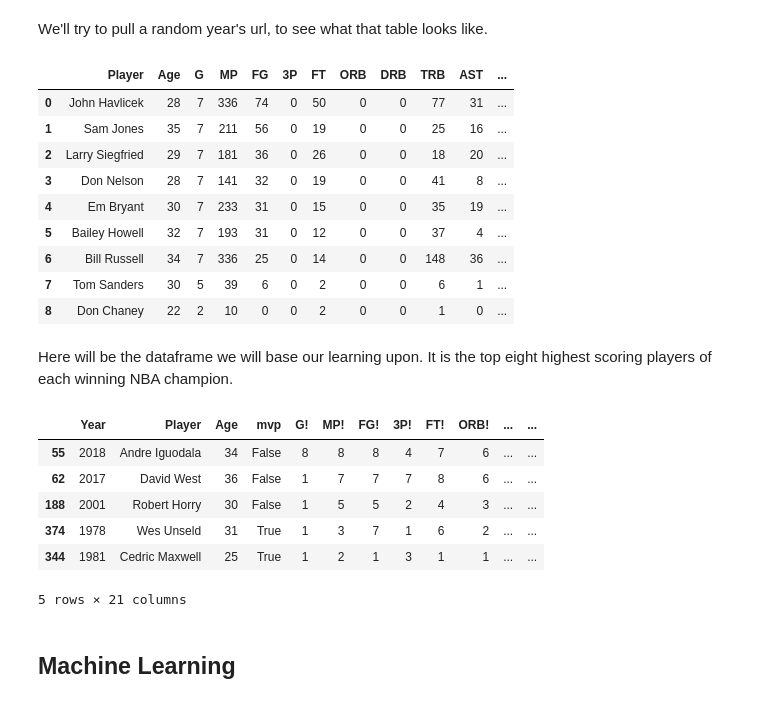
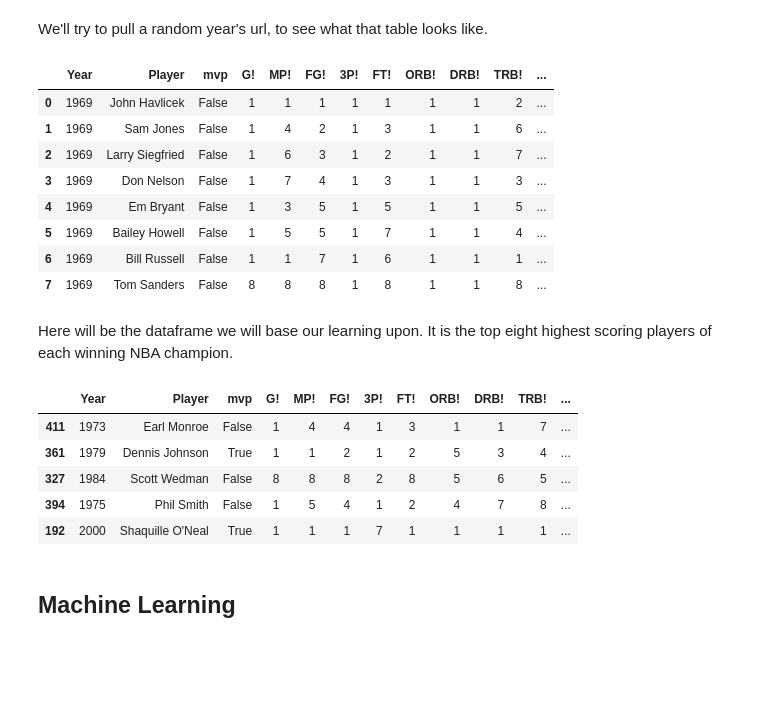
Before and after one commit to NFordUMass/finalsmvp, a Jupyter notebook: finalsmvp.ipynb, the cells around one changed output. Drawn from its saved outputs; the diff is of its cells as text; code cells hidden in the pictures; blank space fills up the shorter version.

```diff
--- a/finalsmvp.ipynb
+++ b/finalsmvp.ipynb
@@ -194,7 +197,7 @@ Now we're almost there!  We now just need to clean up our data to make nice inte
 def clean_table(url):
     t = get_table(url)
     mvp = mvp_from_url(url)
-    t.drop(t.columns[[5,7,9,-6,-5,-4,-3,-2,-1]], axis=1, inplace=True)
+    t.drop(t.columns[[1,5,7,9,-6,-5,-4,-3,-2,-1]], axis=1, inplace=True)
     t = t.drop(t.index[-1])
     yr = year_from_url(url)
     t['3P'] = pd.to_numeric(t['3P'], errors='coerce').fillna(0).astype(int)
@@ -206,7 +209,7 @@ def clean_table(url):
     t['ORB'] = pd.to_numeric(t['ORB'], errors='coerce').fillna(0).astype(int)
     t['DRB'] = pd.to_numeric(t['DRB'], errors='coerce').fillna(0).astype(int)
     t['TOV'] = pd.to_numeric(t['TOV'], errors='coerce').fillna(0).astype(int)
-    t['Age'] = pd.to_numeric(t['Age'], errors='coerce').fillna(0).astype(int)
+    # t['Age'] = pd.to_numeric(t['Age'], errors='coerce').fillna(0).astype(int)
     t['mvp'] = t['Player'].apply(lambda x: x == mvp)
     return t
 # %% [markdown]
@@ -215,7 +218,7 @@ However, that is a potential follow up of this project.
 # %%
 def rank_table(t):
     # MP through blocks
-    cols = t.columns[2:19]
+    cols = t.columns[1:18]
     for i,col in enumerate(cols):
         new_name = col + '!'
         ascending_bool = (i == 11) or (i == 12)
@@ -235,18 +271,17 @@ def top_table(url,top):
 # %% [markdown]
 We'll try to pull a random year's url, to see what that table looks like.
 # %%
-clean_table(FULL_DF['url'][55])
+top_table(FULL_DF['url'][55],8)
 # %% [output]
-|  | Player | Age | G | MP | FG | 3P | FT | ORB | DRB | TRB | AST | ... |
-| 0 | John Havlicek | 28 | 7 | 336 | 74 | 0 | 50 | 0 | 0 | 77 | 31 | ... |
-| 1 | Sam Jones | 35 | 7 | 211 | 56 | 0 | 19 | 0 | 0 | 25 | 16 | ... |
-| 2 | Larry Siegfried | 29 | 7 | 181 | 36 | 0 | 26 | 0 | 0 | 18 | 20 | ... |
-| 3 | Don Nelson | 28 | 7 | 141 | 32 | 0 | 19 | 0 | 0 | 41 | 8 | ... |
-| 4 | Em Bryant | 30 | 7 | 233 | 31 | 0 | 15 | 0 | 0 | 35 | 19 | ... |
-| 5 | Bailey Howell | 32 | 7 | 193 | 31 | 0 | 12 | 0 | 0 | 37 | 4 | ... |
-| 6 | Bill Russell | 34 | 7 | 336 | 25 | 0 | 14 | 0 | 0 | 148 | 36 | ... |
-| 7 | Tom Sanders | 30 | 5 | 39 | 6 | 0 | 2 | 0 | 0 | 6 | 1 | ... |
-| 8 | Don Chaney | 22 | 2 | 10 | 0 | 0 | 2 | 0 | 0 | 1 | 0 | ... |
+|  | Year | Player | mvp | G! | MP! | FG! | 3P! | FT! | ORB! | DRB! | TRB! | ... |
+| 0 | 1969 | John Havlicek | False | 1 | 1 | 1 | 1 | 1 | 1 | 1 | 2 | ... |
+| 1 | 1969 | Sam Jones | False | 1 | 4 | 2 | 1 | 3 | 1 | 1 | 6 | ... |
+| 2 | 1969 | Larry Siegfried | False | 1 | 6 | 3 | 1 | 2 | 1 | 1 | 7 | ... |
+| 3 | 1969 | Don Nelson | False | 1 | 7 | 4 | 1 | 3 | 1 | 1 | 3 | ... |
+| 4 | 1969 | Em Bryant | False | 1 | 3 | 5 | 1 | 5 | 1 | 1 | 5 | ... |
+| 5 | 1969 | Bailey Howell | False | 1 | 5 | 5 | 1 | 7 | 1 | 1 | 4 | ... |
+| 6 | 1969 | Bill Russell | False | 1 | 1 | 7 | 1 | 6 | 1 | 1 | 1 | ... |
+| 7 | 1969 | Tom Sanders | False | 8 | 8 | 8 | 1 | 8 | 1 | 1 | 8 | ... |
 # %% [markdown]
 Here will be the dataframe we will base our learning upon.  It is the top eight highest scoring players of each winning NBA champion.
 # %%
@@ -259,13 +294,12 @@ FULL_TOP_8 = FULL_TOP_8.reset_index(drop=True)
 # %%
 FULL_TOP_8.sample(5)
 # %% [output]
-|  | Year | Player | Age | mvp | G! | MP! | FG! | 3P! | FT! | ORB! | ... | ... |
-| 55 | 2018 | Andre Iguodala | 34 | False | 8 | 8 | 8 | 4 | 7 | 6 | ... | ... |
-| 62 | 2017 | David West | 36 | False | 1 | 7 | 7 | 7 | 8 | 6 | ... | ... |
-| 188 | 2001 | Robert Horry | 30 | False | 1 | 5 | 5 | 2 | 4 | 3 | ... | ... |
-| 374 | 1978 | Wes Unseld | 31 | True | 1 | 3 | 7 | 1 | 6 | 2 | ... | ... |
-| 344 | 1981 | Cedric Maxwell | 25 | True | 1 | 2 | 1 | 3 | 1 | 1 | ... | ... |
+|  | Year | Player | mvp | G! | MP! | FG! | 3P! | FT! | ORB! | DRB! | TRB! | ... |
+| 411 | 1973 | Earl Monroe | False | 1 | 4 | 4 | 1 | 3 | 1 | 1 | 7 | ... |
+| 361 | 1979 | Dennis Johnson | True | 1 | 1 | 2 | 1 | 2 | 5 | 3 | 4 | ... |
+| 327 | 1984 | Scott Wedman | False | 8 | 8 | 8 | 2 | 8 | 5 | 6 | 5 | ... |
+| 394 | 1975 | Phil Smith | False | 1 | 5 | 4 | 1 | 2 | 4 | 7 | 8 | ... |
+| 192 | 2000 | Shaquille O'Neal | True | 1 | 1 | 1 | 7 | 1 | 1 | 1 | 1 | ... |
-5 rows × 21 columns
 # %% [markdown]
 ## Machine Learning
 # %% [markdown]
```
Also changed, not shown: parts of 41 cells of this notebook, 4 other files.
